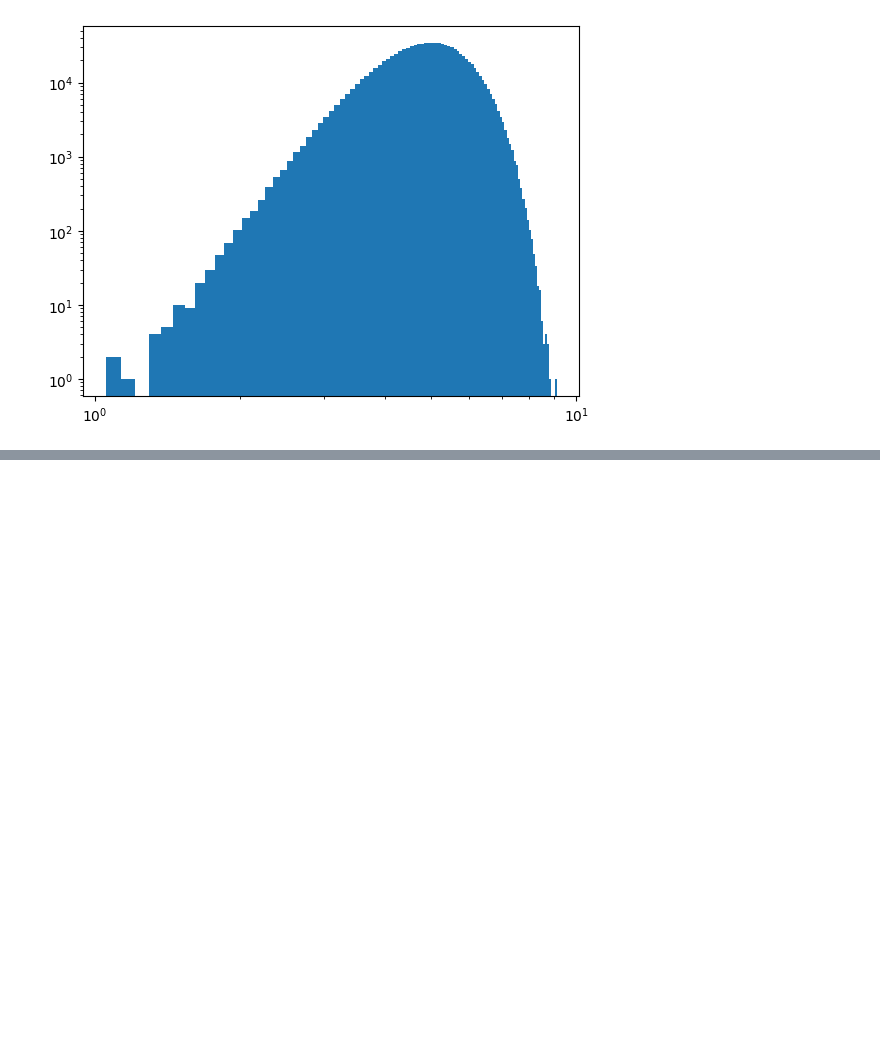
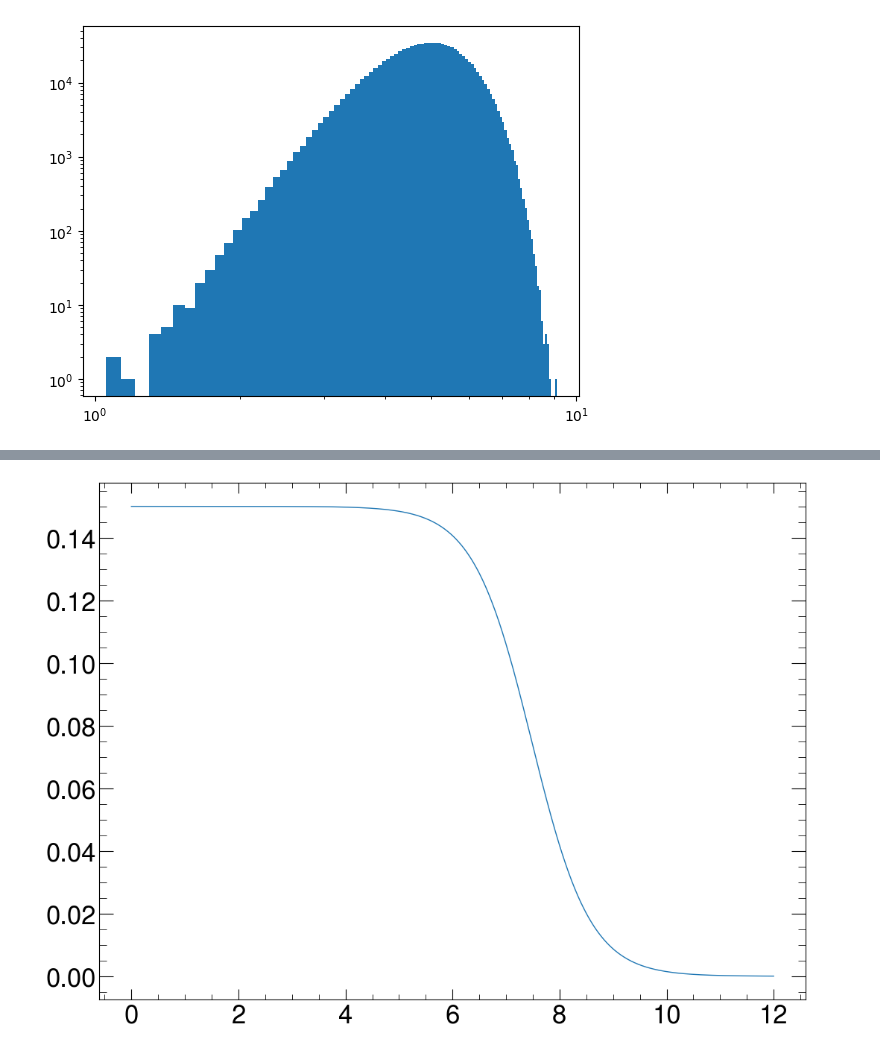
Before and after one commit to huinaibing/huinaibingLinux, a Jupyter notebook: python_code/MC/montoCarol.ipynb, the cells around one changed output, grey strips where cells are left out. Cells and saved outputs as stored; diff of their text form; code cells hidden in the pictures; blank space fills up the shorter version.

```diff
--- a/python_code/MC/montoCarol.ipynb
+++ b/python_code/MC/montoCarol.ipynb
@@ -49,0 +114,19 @@ import vegas as vs
+# %%
+import matplotlib.pyplot as plt
+import numpy as np
+import mplhep as hep
+
+hep.style.use("ALICE")
+
+def wood_saxon(r, rho_0=0.15, R=7.48, a=0.546):
+    return rho_0 / (1 + np.exp((r-R)/a))
+
+def prob_r(r, rho_0=0.15, R=7.48, a=0.546):
+    return r**2 * wood_saxon(r, rho_0, R, a)
+# %%
+r = np.linspace(0, 12, 1000)
+
+plt.plot(r, wood_saxon(r))
+plt.show()
+# %% [output]
+[figure, added]
```
Also changed, not shown: parts of 11 cells of this notebook.
